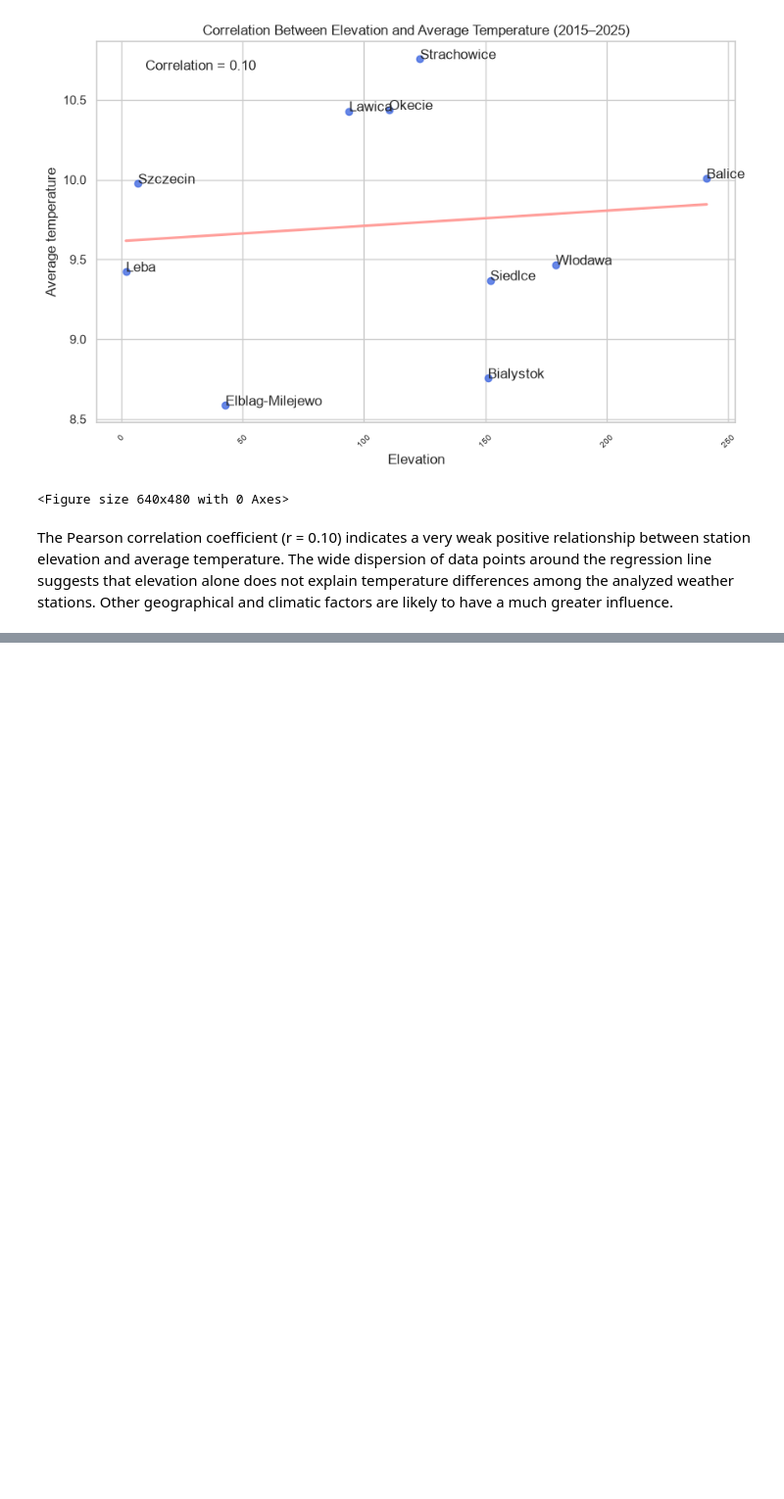
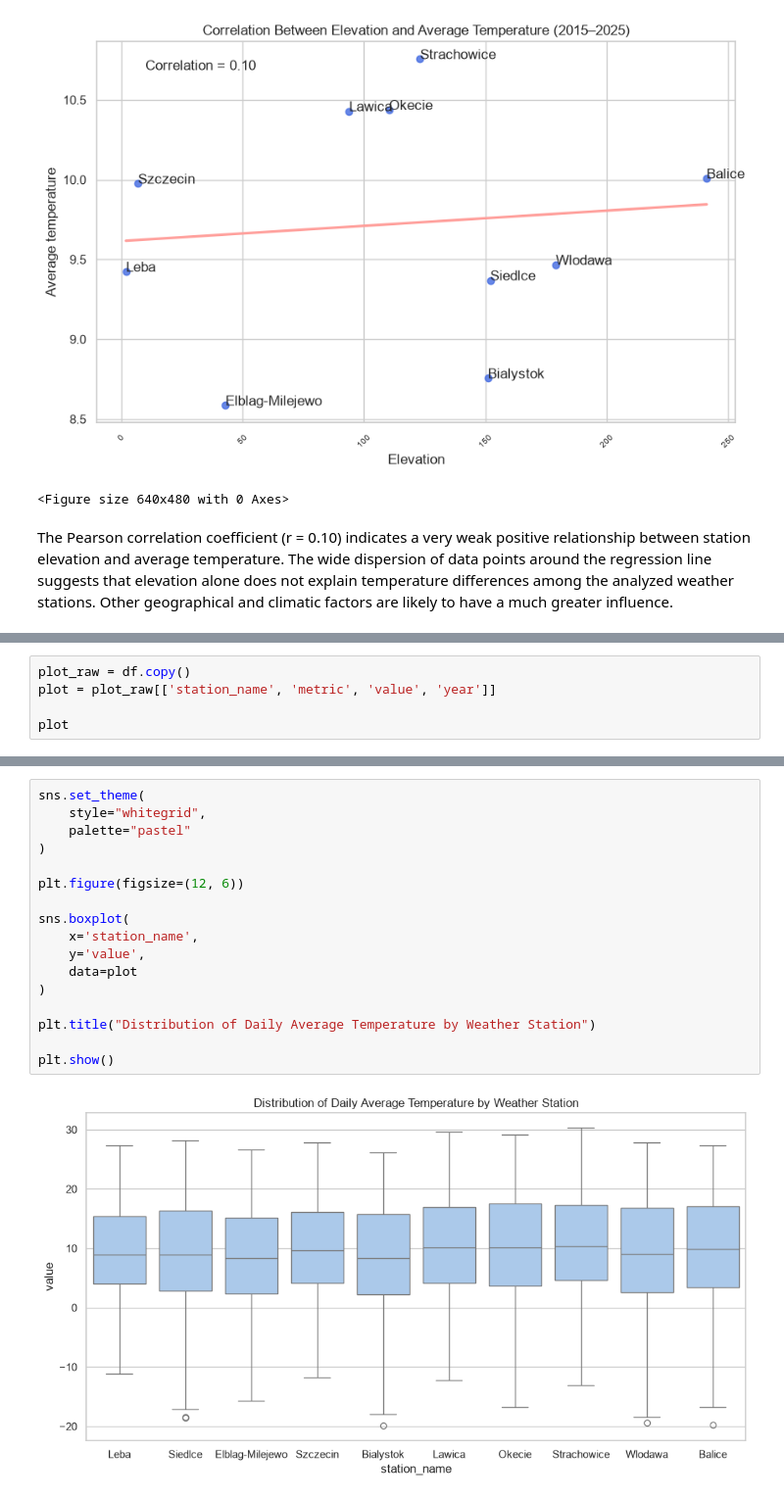
Before and after one commit to nerwuuus/data-toolkit, a Jupyter notebook: weather_data_processing/01_scripts/8_pandas_analysis.ipynb, the cells around one changed output, grey strips where cells are left out. Shown at 98% size. Cells and saved outputs as stored; diff of their text form; blank space fills up the shorter version.

Commit message:
boxplot added

```diff
--- a/weather_data_processing/01_scripts/8_pandas_analysis.ipynb
+++ b/weather_data_processing/01_scripts/8_pandas_analysis.ipynb
@@ -518,0 +531,5 @@ The Pearson correlation coefficient (r = 0.10) indicates a very weak positive re
+# %%
+plot_raw = df.copy()
+plot = plot_raw[['station_name', 'metric', 'value', 'year']]
+
+plot
@@ -518,0 +550,19 @@ The Pearson correlation coefficient (r = 0.10) indicates a very weak positive re
+# %%
+sns.set_theme(
+    style="whitegrid",
+    palette="pastel"
+)
+
+plt.figure(figsize=(12, 6))
+
+sns.boxplot(
+    x='station_name',
+    y='value',
+    data=plot
+)
+
+plt.title("Distribution of Daily Average Temperature by Weather Station")
+
+plt.show()
+# %% [output]
+[figure, added]
```
Also changed, not shown: parts of 12 cells of this notebook.
